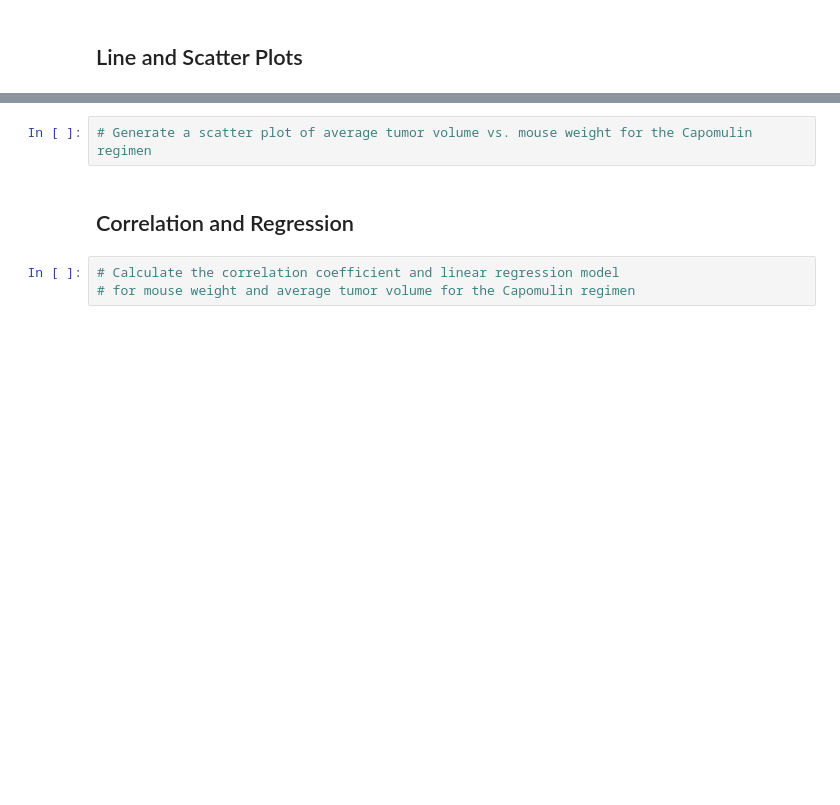
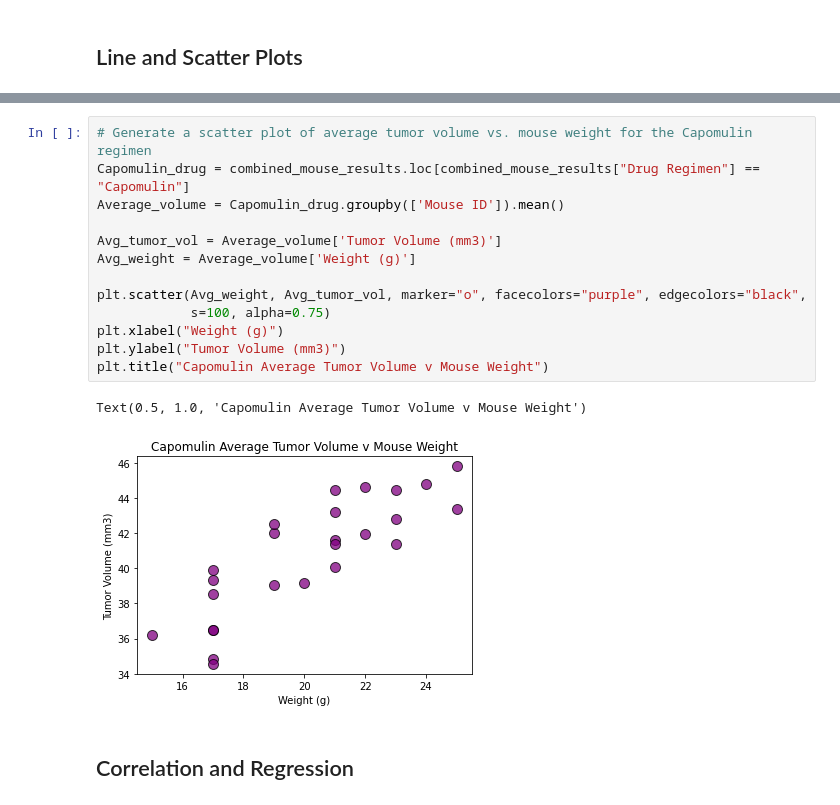
Before and after one commit to JCat3/Matplotlib, a Jupyter notebook: Pymaceuticals/pymaceuticals_starter.ipynb, the cells around one changed output, grey strips where cells are left out. Drawn from its saved outputs; the diff is of its cells as text; blank space fills up the shorter version.

```diff
--- a/Pymaceuticals/pymaceuticals_starter.ipynb
+++ b/Pymaceuticals/pymaceuticals_starter.ipynb
@@ -299,7 +318,18 @@ AttributeError: 'DataFrameGroupBy' object has no attribute 'loc'
-# %%
-# Generate a scatter plot of average tumor volume vs. mouse weight for the Capomulin regimen
+# %%
+# Generate a scatter plot of average tumor volume vs. mouse weight for the Capomulin regimen
+Capomulin_drug = combined_mouse_results.loc[combined_mouse_results["Drug Regimen"] == "Capomulin"]
+Average_volume = Capomulin_drug.groupby(['Mouse ID']).mean()
+
+Avg_tumor_vol = Average_volume['Tumor Volume (mm3)']
+Avg_weight = Average_volume['Weight (g)']
+
+plt.scatter(Avg_weight, Avg_tumor_vol, marker="o", facecolors="purple", edgecolors="black",
+            s=100, alpha=0.75)
+plt.xlabel("Weight (g)")
+plt.ylabel("Tumor Volume (mm3)")
+plt.title("Capomulin Average Tumor Volume v Mouse Weight")
+# %% [output]
+Text(0.5, 1.0, 'Capomulin Average Tumor Volume v Mouse Weight')
+[figure, added]
 # %% [markdown]
 ## Correlation and Regression
-# %%
-# Calculate the correlation coefficient and linear regression model
-# for mouse weight and average tumor volume for the Capomulin regimen
```
Also changed, not shown: parts of 4 cells of this notebook.
